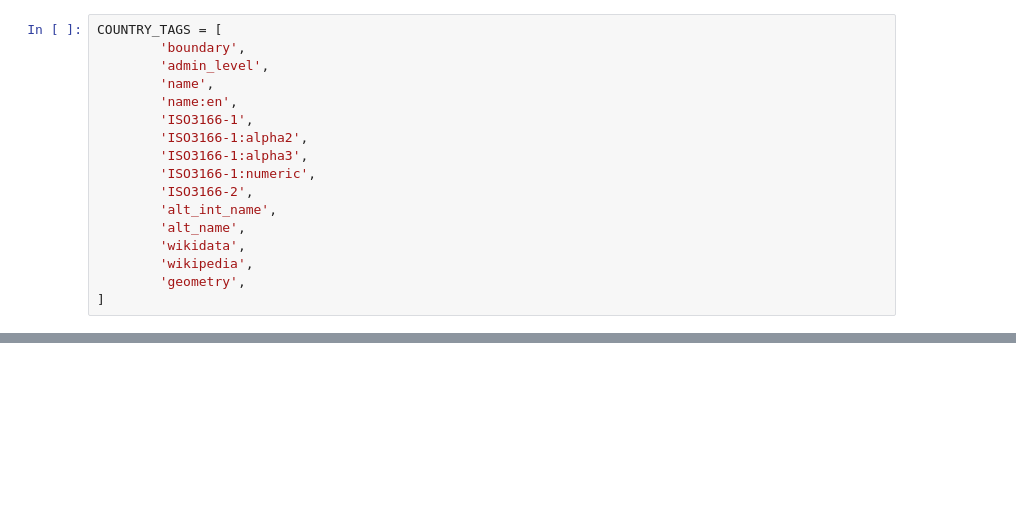
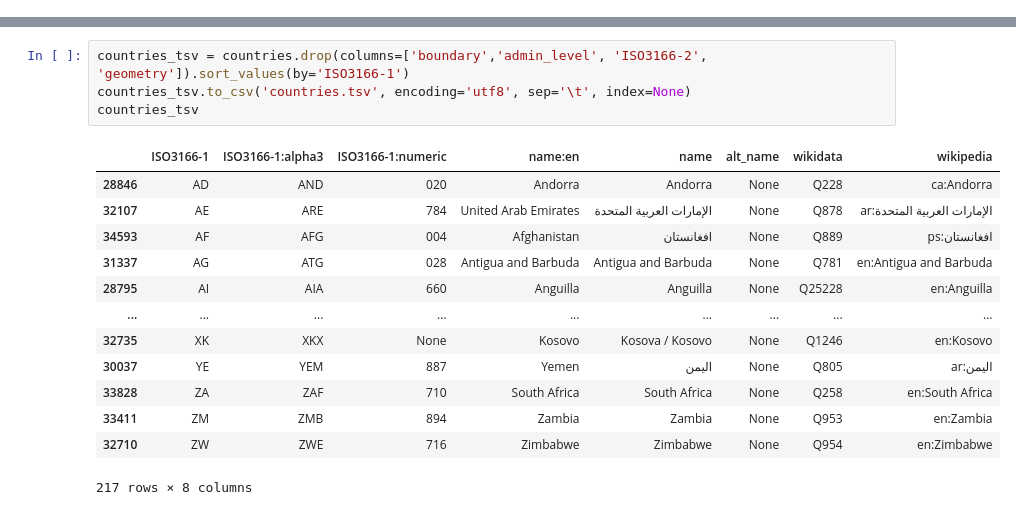
Before and after one commit to dagnelies/open-street-data, a Jupyter notebook: extracts-borders.ipynb, the cells around one changed output, grey strips where cells are left out. Cells and saved outputs as stored; diff of their text form; blank space fills up the shorter version.

```diff
--- a/extracts-borders.ipynb
+++ b/extracts-borders.ipynb
@@ -13,17 +63,0 @@ for c in gdf.columns:
-# %%
-COUNTRY_TAGS = [
-        'boundary',
-        'admin_level',
-        'name',
-        'name:en',
-        'ISO3166-1',
-        'ISO3166-1:alpha2',
-        'ISO3166-1:alpha3',
-        'ISO3166-1:numeric',
-        'ISO3166-2',
-        'alt_int_name',
-        'alt_name',
-        'wikidata',
-        'wikipedia',
-        'geometry',
-]
@@ -41,2 +81,20 @@ countries
+# %%
+countries_tsv = countries.drop(columns=['boundary','admin_level', 'ISO3166-2', 'geometry']).sort_values(by='ISO3166-1')
+countries_tsv.to_csv('countries.tsv', encoding='utf8', sep='\t', index=None)
+countries_tsv
+# %% [output]
+|  | ISO3166-1 | ISO3166-1:alpha3 | ISO3166-1:numeric | name:en | name | alt_name | wikidata | wikipedia |
+| 28846 | AD | AND | 020 | Andorra | Andorra | None | Q228 | ca:Andorra |
+| 32107 | AE | ARE | 784 | United Arab Emirates | الإمارات العربية المتحدة | None | Q878 | ar:الإمارات العربية المتحدة |
+| 34593 | AF | AFG | 004 | Afghanistan | افغانستان | None | Q889 | ps:افغانستان |
+| 31337 | AG | ATG | 028 | Antigua and Barbuda | Antigua and Barbuda | None | Q781 | en:Antigua and Barbuda |
+| 28795 | AI | AIA | 660 | Anguilla | Anguilla | None | Q25228 | en:Anguilla |
+| ... | ... | ... | ... | ... | ... | ... | ... | ... |
+| 32735 | XK | XKX | None | Kosovo | Kosova / Kosovo | None | Q1246 | en:Kosovo |
+| 30037 | YE | YEM | 887 | Yemen | اليمن | None | Q805 | ar:اليمن |
+| 33828 | ZA | ZAF | 710 | South Africa | South Africa | None | Q258 | en:South Africa |
+| 33411 | ZM | ZMB | 894 | Zambia | Zambia | None | Q953 | en:Zambia |
+| 32710 | ZW | ZWE | 716 | Zimbabwe | Zimbabwe | None | Q954 | en:Zimbabwe |
+217 rows × 8 columns
 # %%
 countries.plot(figsize=(20,20))
```
Also changed, not shown: parts of 9 cells of this notebook, 9 other files.
